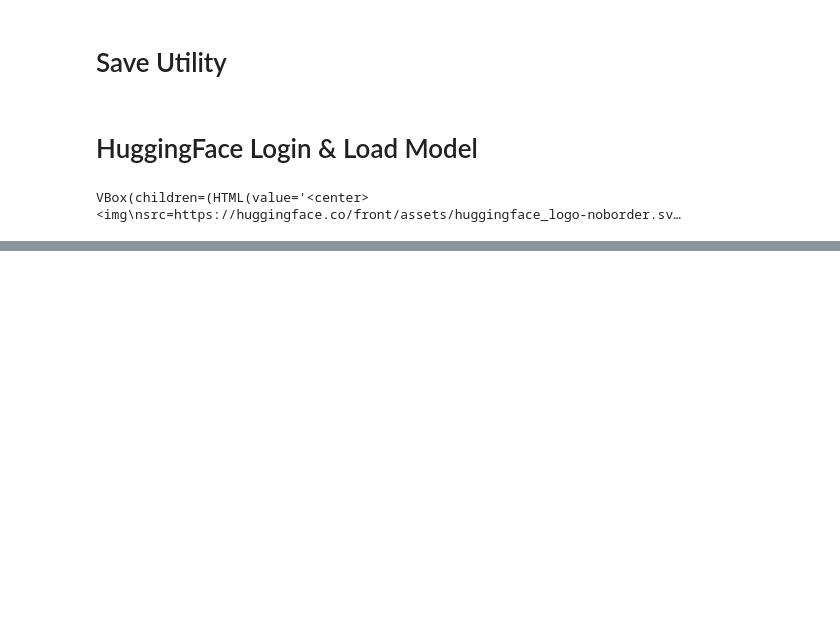
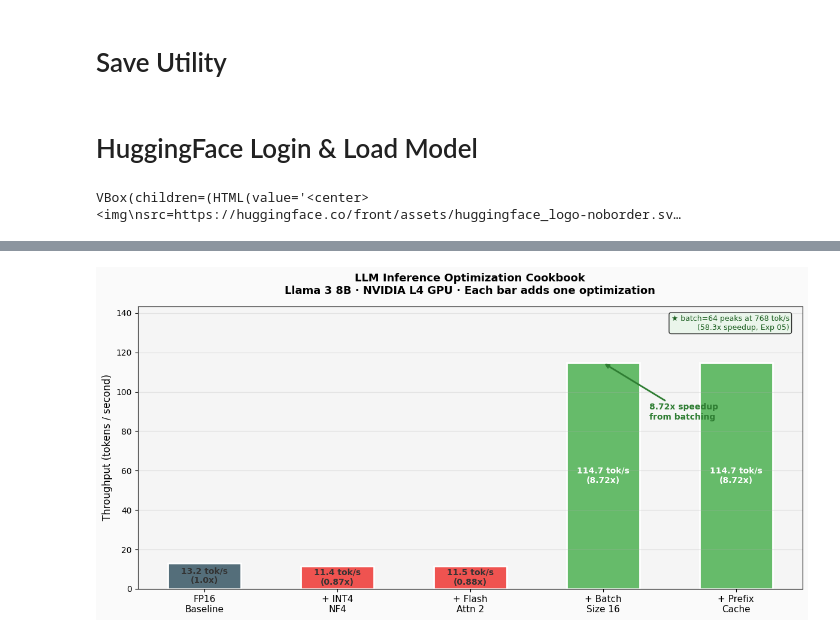
Before and after one commit to susmitsingh01/llm-inference-cookbook, a Jupyter notebook: Inference_Cookbook.ipynb, the cells around one changed output, grey strips where cells are left out. Drawn from its saved outputs; the diff is of its cells as text; code cells hidden in the pictures; blank space fills up the shorter version.

```diff
--- a/Inference_Cookbook.ipynb
+++ b/Inference_Cookbook.ipynb
@@ -295,7 +296,8 @@ def measure_perplexity(model, tokenizer, n_samples=EVAL_SAMPLES):
                 text,
                 return_tensors="pt",
                 truncation=True,
-                max_length=512
+                max_length=512,
+                add_special_tokens=False
             ).to("cuda")
 
             if inputs["input_ids"].shape[1] < 2:
@@ -371,0 +1239,2 @@ Loading Llama 3 8B FP16 — expect ~2 minutes...
+# %%
+tokenizer = AutoTokenizer.from_pretrained(MODEL_ID)
@@ -371,0 +2252,14 @@ Loading Llama 3 8B FP16 — expect ~2 minutes...
+# %%
+print(f"VRAM before load: {get_gpu_memory_gb():.2f} GB")
+torch.cuda.empty_cache()
+
+print("Loading Llama 3 8B for prefix caching experiment...")
+
+model = AutoModelForCausalLM.from_pretrained(
+    MODEL_ID,
+    torch_dtype=torch.float16,
+    device_map="cuda",
+    attn_implementation="flash_attention_2"
+)
+model.eval()
+print(f"✅ Model loaded | VRAM: {get_gpu_memory_gb():.2f} GB")
@@ -371,0 +3673,77 @@ Loading Llama 3 8B FP16 — expect ~2 minutes...
+# %%
+%matplotlib inline
+
+from IPython.display import display, Image
+import matplotlib.pyplot as plt
+import numpy as np
+
+steps = [
+    ("FP16\nBaseline",    13.16),
+    ("+ INT4\nNF4",       11.42),
+    ("+ Flash\nAttn 2",   11.54),
+    ("+ Batch\nSize 16", 114.71),
+    ("+ Prefix\nCache",  114.71),
+]
+
+labels      = [s[0] for s in steps]
+throughputs = [s[1] for s in steps]
+baseline    = throughputs[0]
+speedups    = [round(t / baseline, 2) for t in throughputs]
+colors      = ['#546E7A', '#EF5350', '#EF5350', '#66BB6A', '#66BB6A']
+
+fig, ax = plt.subplots(figsize=(12, 6))
+fig.patch.set_facecolor('#FAFAFA')
+ax.set_facecolor('#F5F5F5')
+
+bars = ax.bar(range(len(labels)), throughputs,
+              color=colors, edgecolor='white',
+              linewidth=2, width=0.55)
+
+# Annotate bars
+for bar, val, sp in zip(bars, throughputs, speedups):
+    text_color = 'white' if val > 30 else '#333333'
+    ax.text(
+        bar.get_x() + bar.get_width() / 2,
+        bar.get_height() / 2,
+        f'{val:.1f} tok/s\n({sp}x)',
+        ha='center', va='center',
+        fontsize=10, fontweight='bold',
+        color=text_color
+    )
+
+# Arrow pointing to the big jump
+ax.annotate(
+    '8.72x speedup\nfrom batching',
+    xy=(3, throughputs[3]),
+    xytext=(3.35, throughputs[3] * 0.75),
+    fontsize=10, color='#2E7D32', fontweight='bold',
+    arrowprops=dict(arrowstyle='->', color='#2E7D32', lw=2)
+)
+
+# Note about batch=64
+ax.text(0.98, 0.97,
+        '★ batch=64 peaks at 768 tok/s\n   (58.3x speedup, Exp 05)',
+        transform=ax.transAxes,
+        ha='right', va='top',
+        fontsize=9, color='#1B5E20',
+        bbox=dict(boxstyle='round', facecolor='#E8F5E9', alpha=0.8))
+
+ax.set_xticks(range(len(labels)))
+ax.set_xticklabels(labels, fontsize=11)
+ax.set_ylabel('Throughput (tokens / second)', fontsize=12)
+ax.set_title(
+    'LLM Inference Optimization Cookbook\n'
+    'Llama 3 8B · NVIDIA L4 GPU · Each bar adds one optimization',
+    fontsize=13, fontweight='bold', pad=15
+)
+ax.grid(True, alpha=0.3, axis='y')
+ax.set_ylim(0, max(throughputs) * 1.25)
+
+plt.tight_layout()
+chart_path = f"{CHARTS_DIR}/exp08_hero_waterfall_final.png"
+plt.savefig(chart_path, dpi=150, bbox_inches='tight', facecolor='#FAFAFA')
+plt.show()
+# display(Image(filename=chart_path))
+print(f"✅ Hero chart saved: {chart_path}")
+# %% [output]
+[figure, added]
```
Also changed, not shown: parts of 117 cells of this notebook.
